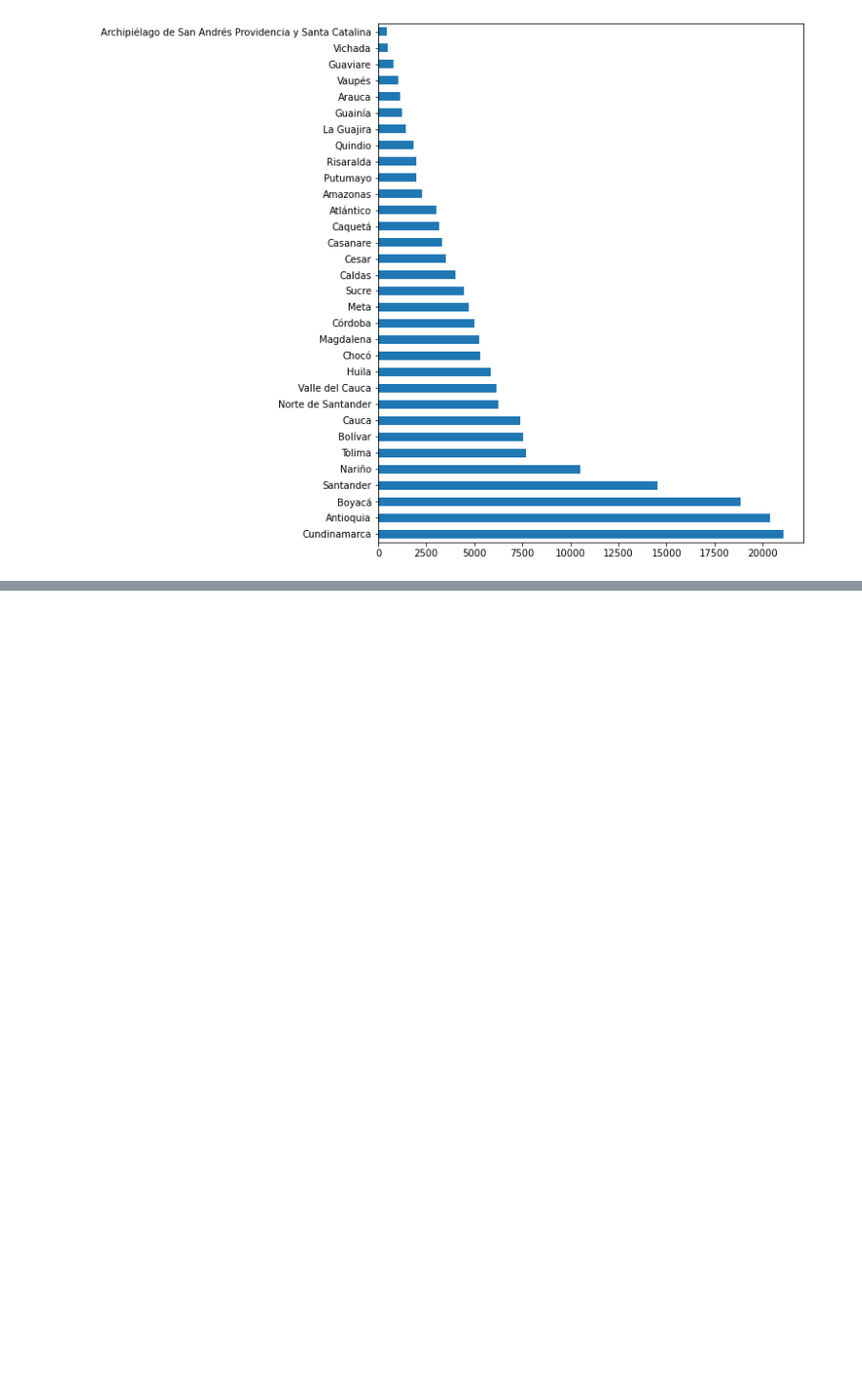
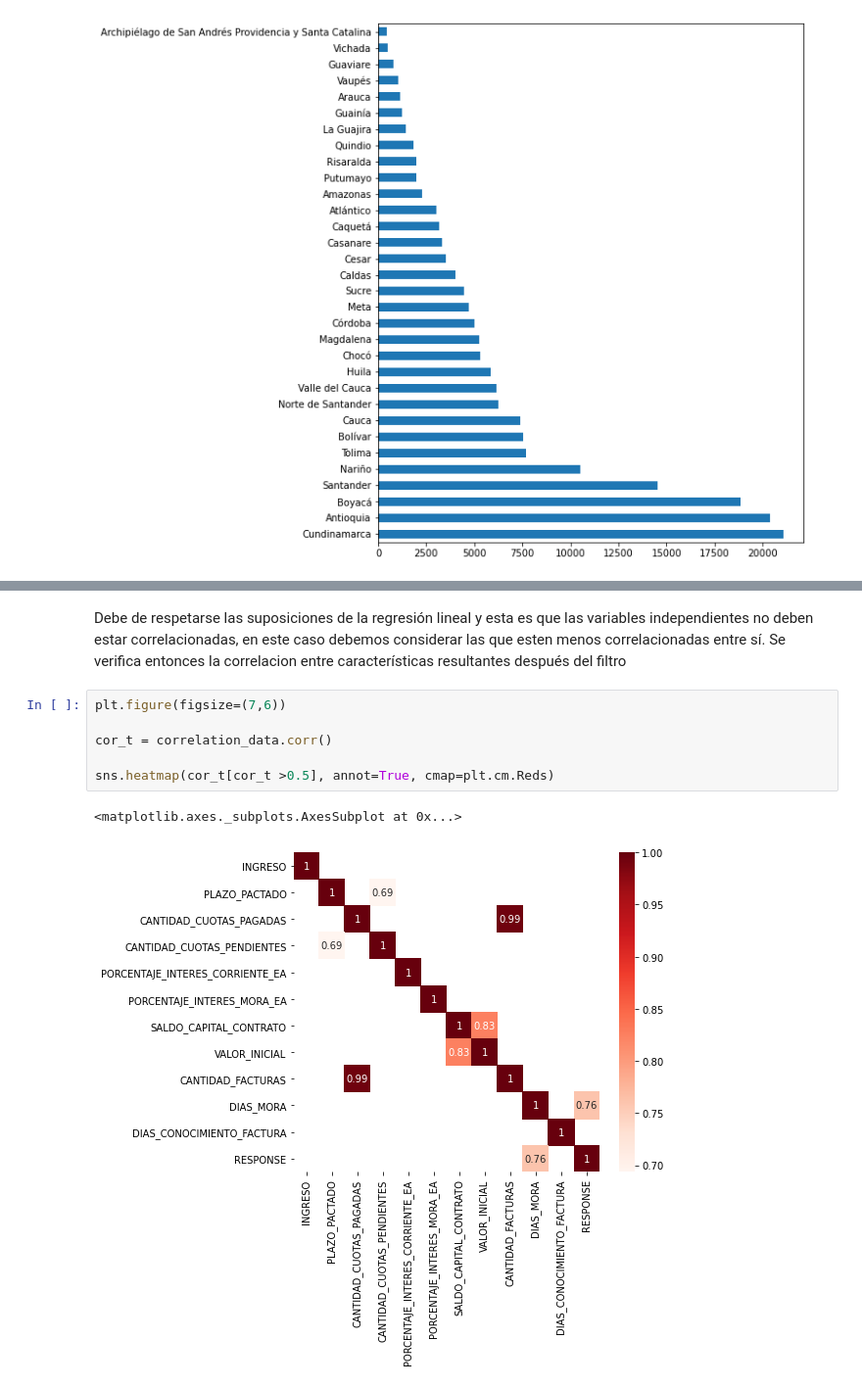
Before and after one commit to jomen93/Cartera, a Jupyter notebook: Modelo.ipynb, the cells around one changed output, grey strips where cells are left out. Shown at 98% size. Cells and saved outputs as stored; diff of their text form; blank space fills up the shorter version.

```diff
--- a/Modelo.ipynb
+++ b/Modelo.ipynb
@@ -387,0 +502,11 @@ See the caveats in the documentation: https://pandas.pydata.org/pandas-docs/stab
+# %% [markdown]
+Debe de respetarse las suposiciones de la regresión lineal y esta es que las variables independientes no deben estar correlacionadas, en este caso debemos considerar las que esten menos correlacionadas entre sí. Se verifica entonces la correlacion entre características resultantes después del filtro
+# %%
+plt.figure(figsize=(7,6))
+
+cor_t = correlation_data.corr()
+
+sns.heatmap(cor_t[cor_t >0.5], annot=True, cmap=plt.cm.Reds)
+# %% [output]
+<matplotlib.axes._subplots.AxesSubplot at 0x...>
+[figure, added]
```
Also changed, not shown: parts of 29 cells of this notebook.
